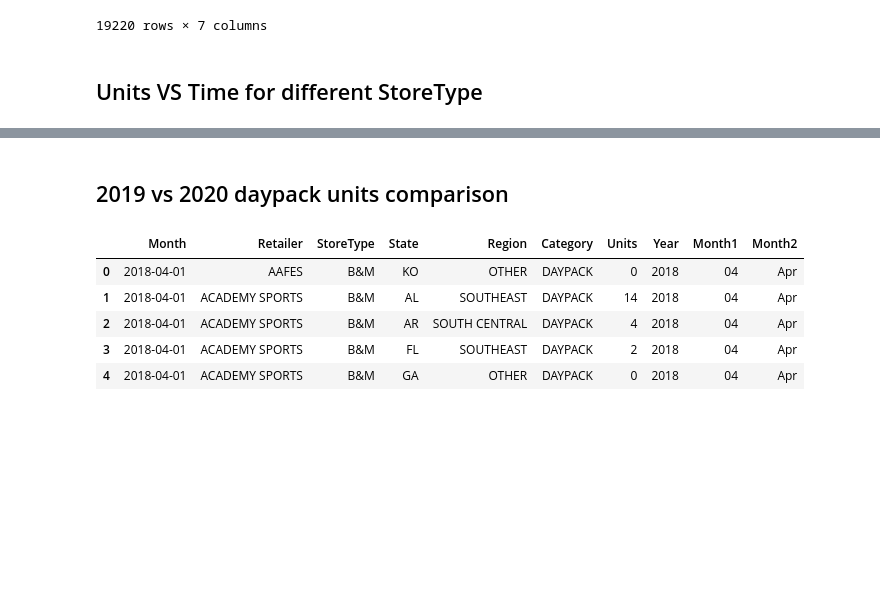
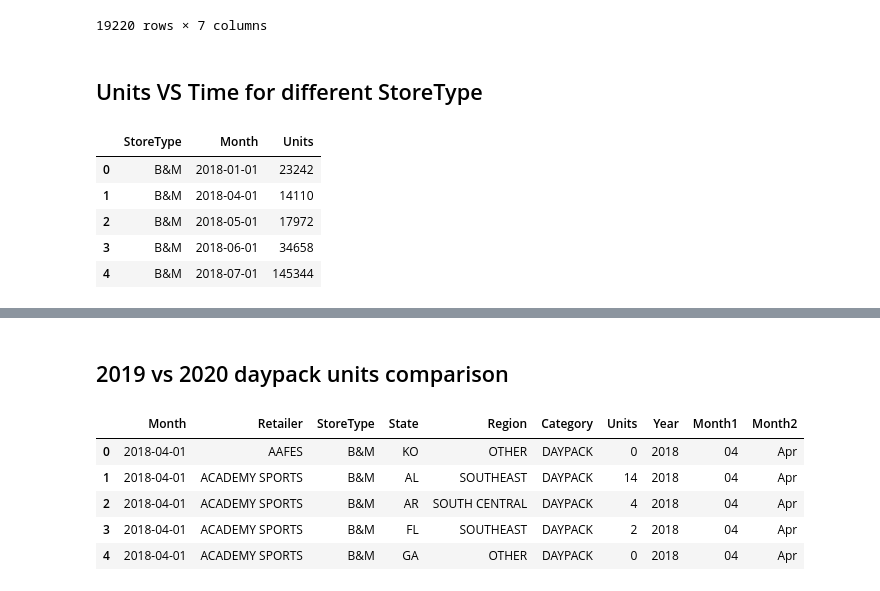
Before and after one commit to lstark85/Project1, a Jupyter notebook: starter_code.ipynb, the cells around one changed output, grey strips where cells are left out. Saved outputs shown, nothing was run; the diff lists cells and outputs as text; code cells hidden in the pictures; blank space fills up the shorter version.

```diff
--- a/starter_code.ipynb
+++ b/starter_code.ipynb
@@ -45,6 +45,15 @@ df1
 19220 rows × 7 columns
 # %% [markdown]
 ## Units VS Time for different StoreType
+# %%
+df2.head()
+# %% [output]
+|  | StoreType | Month | Units |
+| 0 | B&M | 2018-01-01 | 23242 |
+| 1 | B&M | 2018-04-01 | 14110 |
+| 2 | B&M | 2018-05-01 | 17972 |
+| 3 | B&M | 2018-06-01 | 34658 |
+| 4 | B&M | 2018-07-01 | 145344 |
 # %%
 df2 = df1.groupby(['StoreType','Month']).agg({'Units':'sum'}).reset_index()
 fig, ax = plt.subplots(1, 1, figsize=(12, 6))
```
Also changed, not shown: parts of 5 cells of this notebook.
